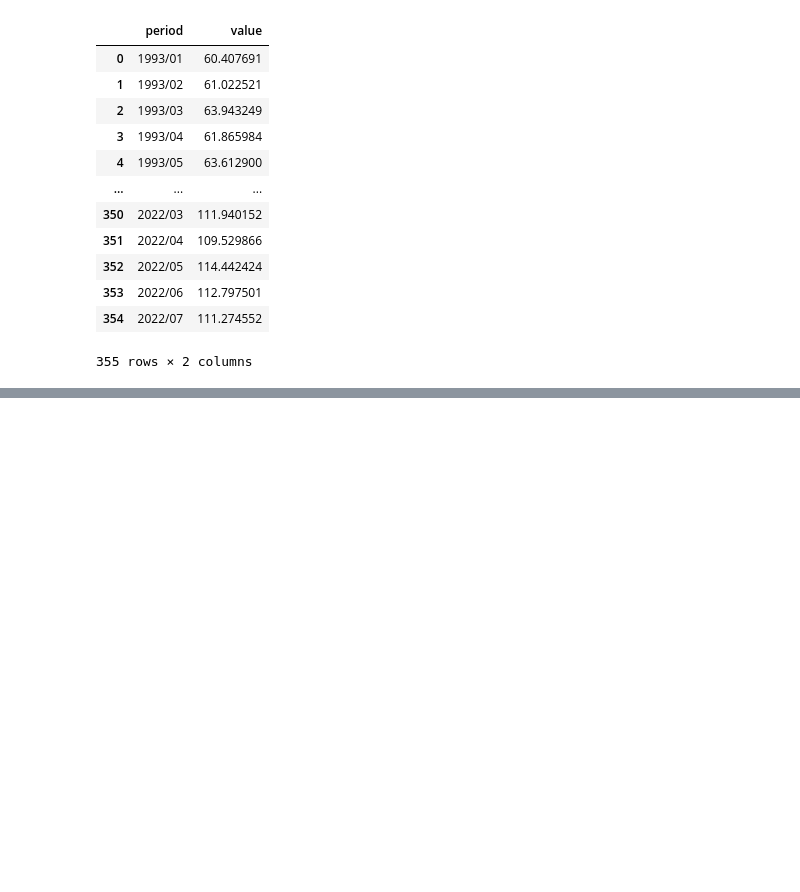
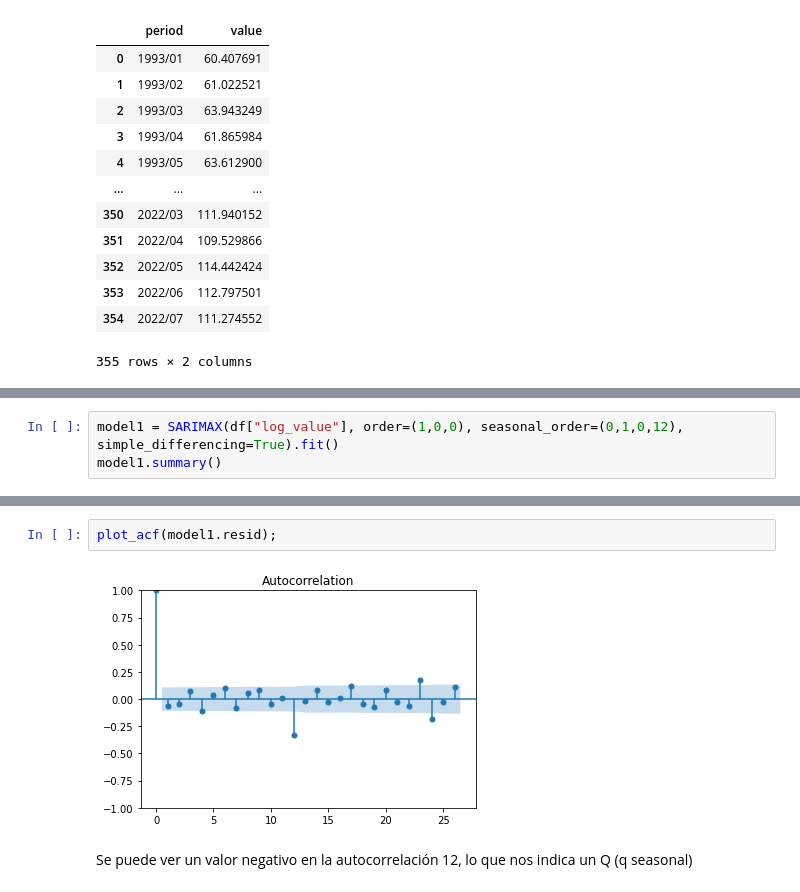
Before and after one commit to AlexReusC/Modulo-5-IAA-Analisis, a Jupyter notebook: portafolio.ipynb, the cells around one changed output, grey strips where cells are left out. Drawn from its saved outputs; the diff is of its cells as text; blank space fills up the shorter version.

```diff
--- a/portafolio.ipynb
+++ b/portafolio.ipynb
@@ -59,0 +83,3 @@ adfuller(df["annual_change"])
+# %%
+model1 = SARIMAX(df["log_value"], order=(1,0,0), seasonal_order=(0,1,0,12), simple_differencing=True).fit()
+model1.summary()
@@ -59,0 +104,6 @@ adfuller(df["annual_change"])
+# %%
+plot_acf(model1.resid);
+# %% [output]
+[figure, added]
+# %% [markdown]
+Se puede ver un valor negativo en la autocorrelación 12, lo que nos indica un Q (q seasonal)
```
Also changed, not shown: parts of 20 cells of this notebook.
